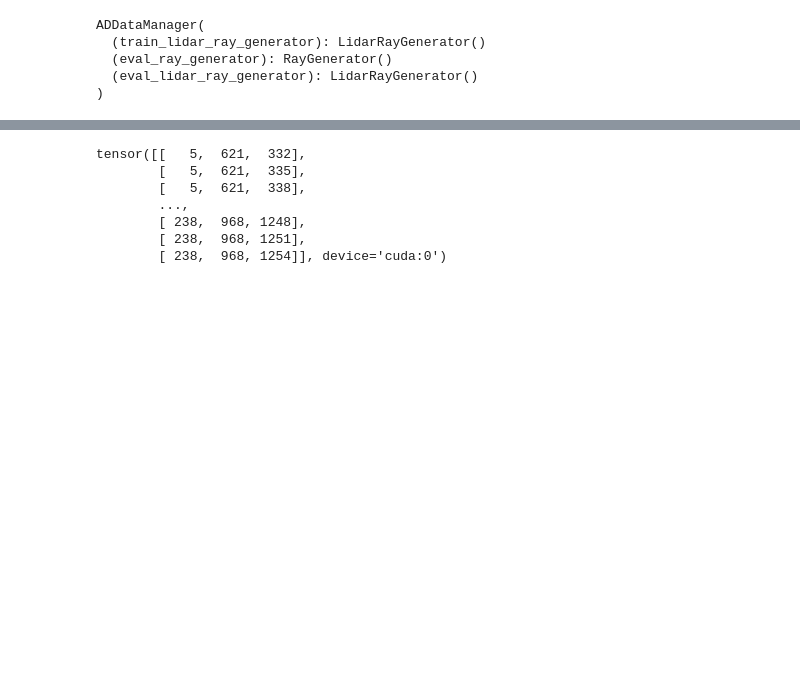
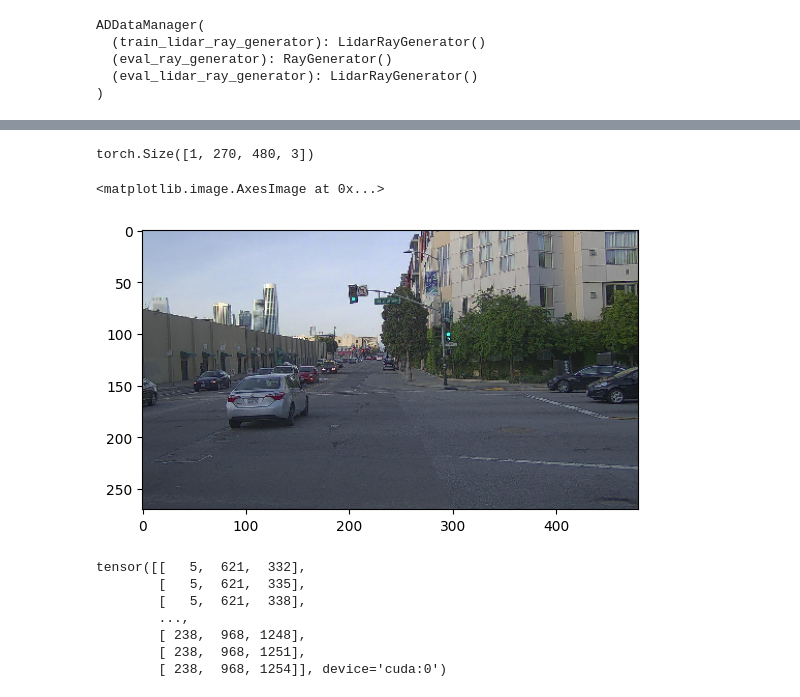
Before and after one commit to gasparyanartur/neurad-diffusion, a Jupyter notebook: nerfstudio/notebooks/ray_bundle.ipynb, the cells around one changed output, grey strips where cells are left out. Cells and saved outputs as stored; diff of their text form; code cells hidden in the pictures; blank space fills up the shorter version.

```diff
--- a/nerfstudio/notebooks/ray_bundle.ipynb
+++ b/nerfstudio/notebooks/ray_bundle.ipynb
@@ -70 +100,9 @@ ADDataManager(
+# %%
+ex_out_mock = mock_pipe.diffuse_sample({"rgb": ex_img})
+print(ex_out_mock["rgb"].shape)
+plt.imshow(ex_out_mock["rgb"][0].cpu().float())
+# %% [output]
+torch.Size([1, 270, 480, 3])
+<matplotlib.image.AxesImage at 0x...>
+[figure, added]
 # %%
```
Also changed, not shown: parts of 8 cells of this notebook, 7 other files.
